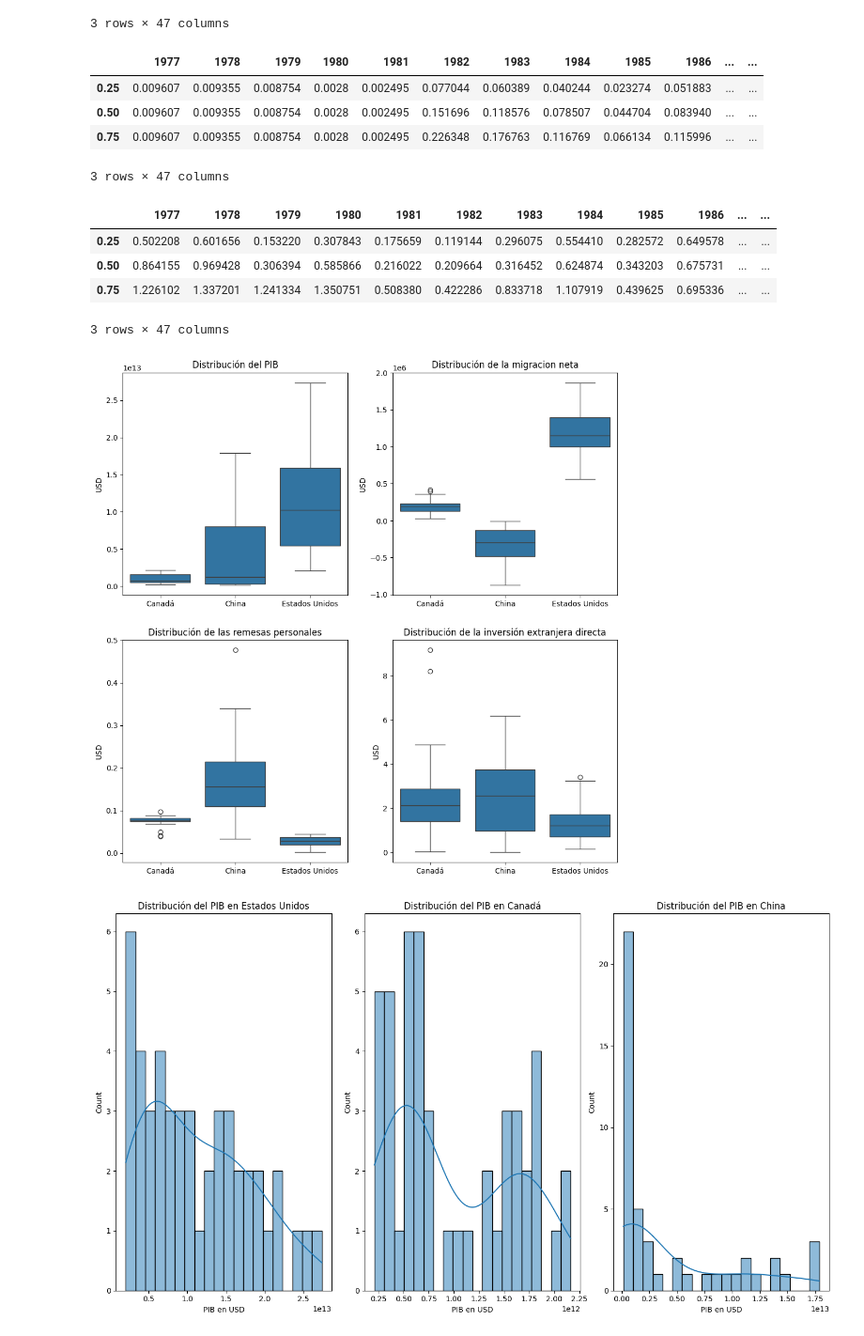
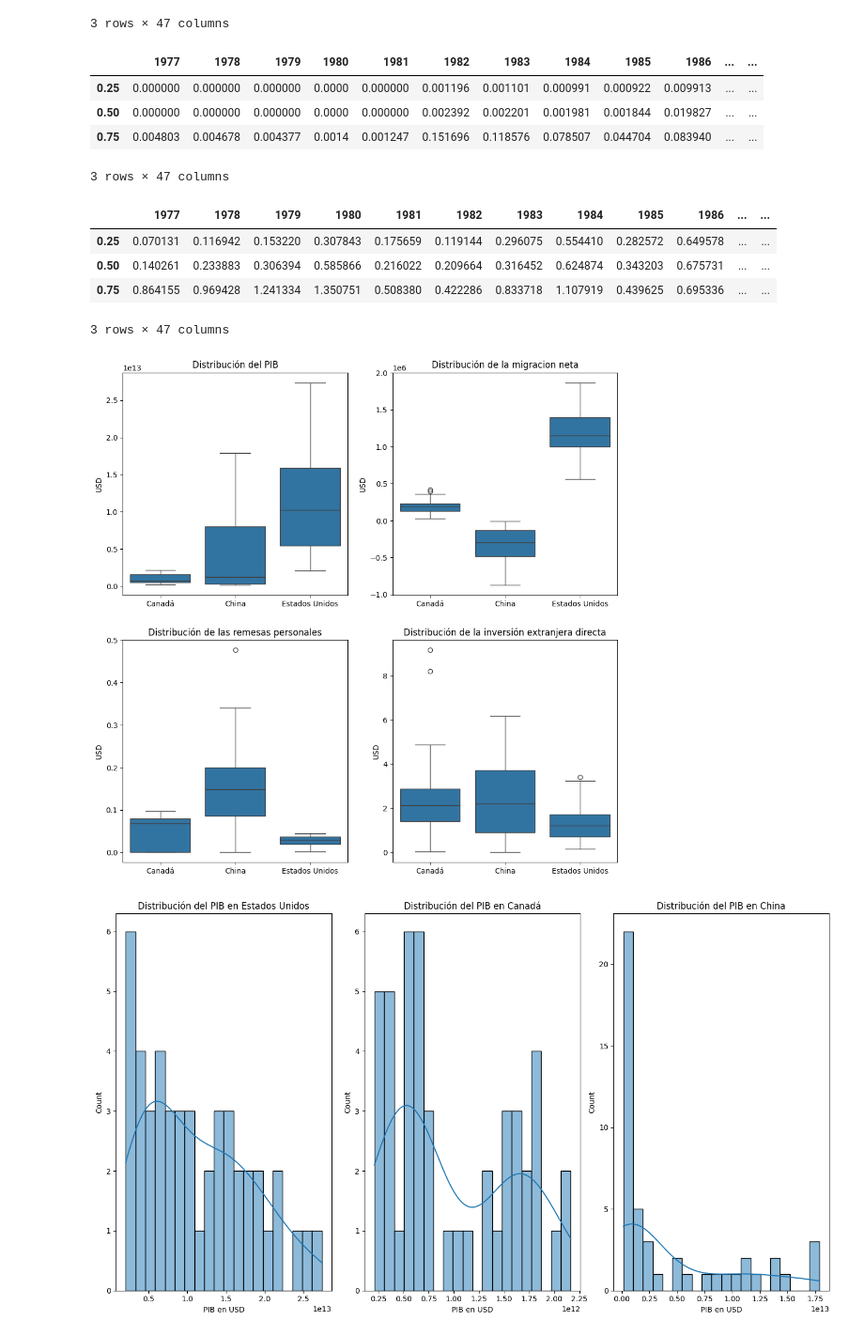
Before and after one commit to AddisonReyes/prueba-reclutamiento-python, a Jupyter notebook: notebook.ipynb, the cells around one changed output. Shown at 94% size. Saved outputs shown, nothing was run; the diff lists cells and outputs as text; code cells hidden in the pictures.

```diff
--- a/notebook.ipynb
+++ b/notebook.ipynb
@@ -75,5 +81,0 @@ Ingeniería de características
-# %%
-df_pib = df_pib.iloc[:, :-1]
-df_migracion = df_migracion.iloc[:, :-1]
-df_remesas = df_remesas.iloc[:, :-1]
-df_ied = df_ied.iloc[:, :-1]
@@ -108,6 +123,11 @@ df_migracion_filtrado.reset_index(drop=True, inplace=True)
 df_remesas_filtrado.reset_index(drop=True, inplace=True)
 df_pib_filtrado.reset_index(drop=True, inplace=True)
 df_ied_filtrado.reset_index(drop=True, inplace=True)
+
+df_migracion_filtrado = df_migracion_filtrado.fillna(0)
+df_remesas_filtrado = df_remesas_filtrado.fillna(0)
+df_pib_filtrado = df_pib_filtrado.fillna(0)
+df_ied_filtrado = df_ied_filtrado.fillna(0)
 # %%
 df_pib_filtrado.info()
 # %% [output]
@@ -250,39 +272,39 @@ df_migracion_filtrado.iloc[:, 4:].quantile([0.25, 0.5, 0.75])
 df_remesas_filtrado.iloc[:, 4:].quantile([0.25, 0.5, 0.75])
 # %% [output]
 |  | 1977 | 1978 | 1979 | 1980 | 1981 | 1982 | 1983 | 1984 | 1985 | 1986 | ... | ... |
-| 0.25 | 0.009607 | 0.009355 | 0.008754 | 0.0028 | 0.002495 | 0.077044 | 0.060389 | 0.040244 | 0.023274 | 0.051883 | ... | ... |
-| 0.50 | 0.009607 | 0.009355 | 0.008754 | 0.0028 | 0.002495 | 0.151696 | 0.118576 | 0.078507 | 0.044704 | 0.083940 | ... | ... |
-| 0.75 | 0.009607 | 0.009355 | 0.008754 | 0.0028 | 0.002495 | 0.226348 | 0.176763 | 0.116769 | 0.066134 | 0.115996 | ... | ... |
+| 0.25 | 0.000000 | 0.000000 | 0.000000 | 0.0000 | 0.000000 | 0.001196 | 0.001101 | 0.000991 | 0.000922 | 0.009913 | ... | ... |
+| 0.50 | 0.000000 | 0.000000 | 0.000000 | 0.0000 | 0.000000 | 0.002392 | 0.002201 | 0.001981 | 0.001844 | 0.019827 | ... | ... |
+| 0.75 | 0.004803 | 0.004678 | 0.004377 | 0.0014 | 0.001247 | 0.151696 | 0.118576 | 0.078507 | 0.044704 | 0.083940 | ... | ... |
 3 rows × 47 columns
 # %%
 df_ied_filtrado.iloc[:, 4:].quantile([0.25, 0.5, 0.75])
 # %% [output]
 |  | 1977 | 1978 | 1979 | 1980 | 1981 | 1982 | 1983 | 1984 | 1985 | 1986 | ... | ... |
-| 0.25 | 0.502208 | 0.601656 | 0.153220 | 0.307843 | 0.175659 | 0.119144 | 0.296075 | 0.554410 | 0.282572 | 0.649578 | ... | ... |
-| 0.50 | 0.864155 | 0.969428 | 0.306394 | 0.585866 | 0.216022 | 0.209664 | 0.316452 | 0.624874 | 0.343203 | 0.675731 | ... | ... |
-| 0.75 | 1.226102 | 1.337201 | 1.241334 | 1.350751 | 0.508380 | 0.422286 | 0.833718 | 1.107919 | 0.439625 | 0.695336 | ... | ... |
+| 0.25 | 0.070131 | 0.116942 | 0.153220 | 0.307843 | 0.175659 | 0.119144 | 0.296075 | 0.554410 | 0.282572 | 0.649578 | ... | ... |
+| 0.50 | 0.140261 | 0.233883 | 0.306394 | 0.585866 | 0.216022 | 0.209664 | 0.316452 | 0.624874 | 0.343203 | 0.675731 | ... | ... |
+| 0.75 | 0.864155 | 0.969428 | 1.241334 | 1.350751 | 0.508380 | 0.422286 | 0.833718 | 1.107919 | 0.439625 | 0.695336 | ... | ... |
 3 rows × 47 columns
 # %%
 titles = [
     "Distribución del PIB",
     "Distribución de la migracion neta",
     "Distribución de las remesas personales",
     "Distribución de la inversión extranjera directa",
 ]
 
 plt.figure(figsize=(12, 25))
-for i, df in enumerate([df_pib_filtrado, df_migracion_filtrado, df_remesas_filtrado, df_ied_filtrado]):
+for i, df_entrenamiento in enumerate([df_pib_filtrado, df_migracion_filtrado, df_remesas_filtrado, df_ied_filtrado]):
     plt.subplot(4, 2, i+1)
-    sns.boxplot(data=df.melt(id_vars=["Country Name"], value_vars=df.columns[4:]),
+    sns.boxplot(data=df_entrenamiento.melt(id_vars=["Country Name"], value_vars=df_entrenamiento.columns[4:]),
                 x="Country Name", y="value")
 
     plt.title(titles[i])
     plt.xlabel("")
     plt.ylabel("USD")
 
 plt.show()
 # %% [output]
-[figure, old version]
+[figure, new version]
 # %%
 plt.figure(figsize=(14, 8))
 for i, country in enumerate(paises):
```
Also changed, not shown: parts of 53 cells of this notebook, 1 other file.
